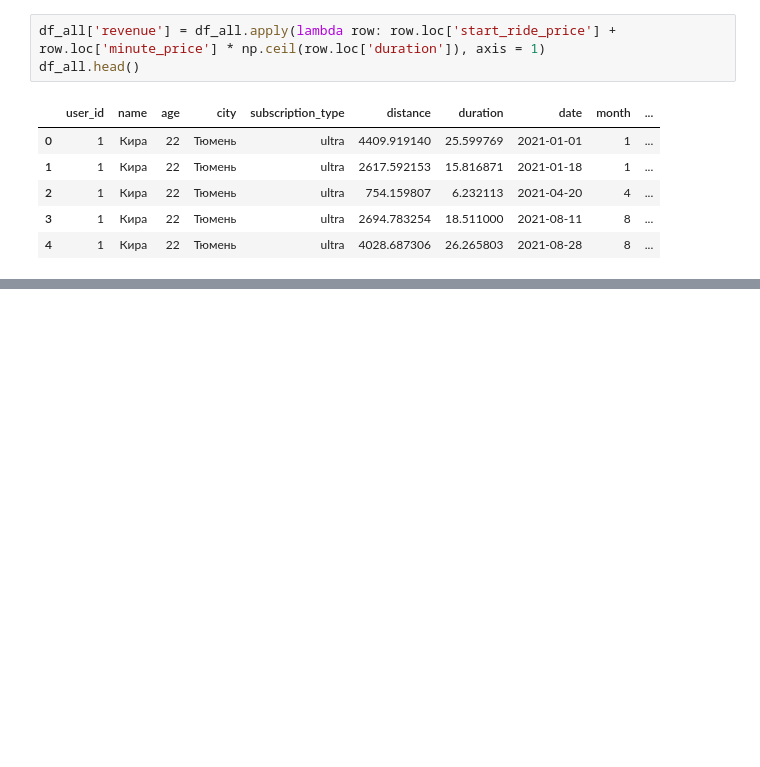
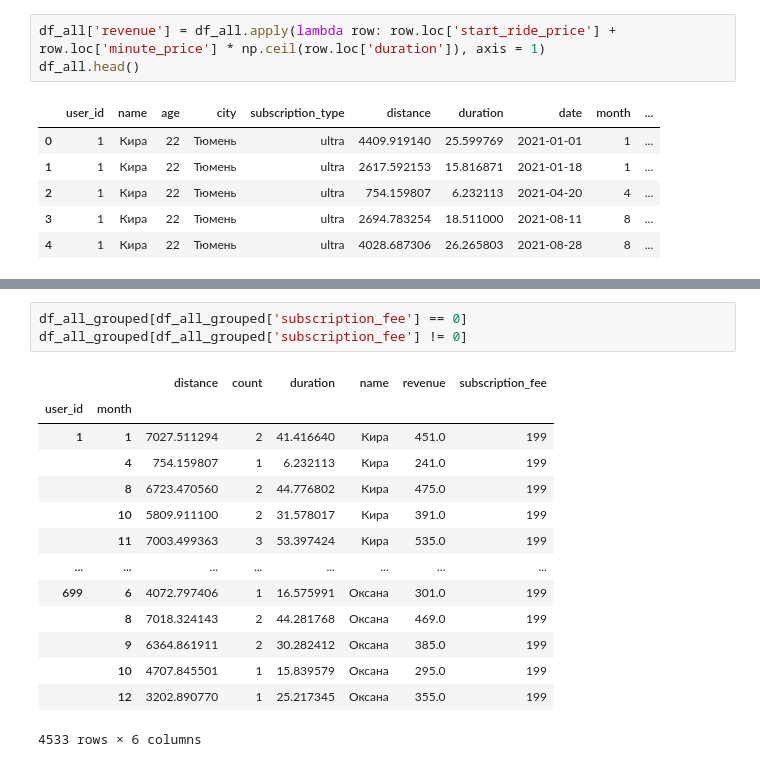
Before and after one commit to theotheo46/ds, a Jupyter notebook: users_go.ipynb, the cells around one changed output, grey strips where cells are left out. Saved outputs shown, nothing was run; the diff lists cells and outputs as text; blank space fills up the shorter version.

```diff
--- a/users_go.ipynb
+++ b/users_go.ipynb
@@ -260,0 +283,18 @@ df_all_grouped
+# %%
+df_all_grouped[df_all_grouped['subscription_fee'] == 0]
+df_all_grouped[df_all_grouped['subscription_fee'] != 0]
+# %% [output]
+|  |  | distance | count | duration | name | revenue | subscription_fee |
+| user_id | month |  |  |  |  |  |  |
+| 1 | 1 | 7027.511294 | 2 | 41.416640 | Кира | 451.0 | 199 |
+|  | 4 | 754.159807 | 1 | 6.232113 | Кира | 241.0 | 199 |
+|  | 8 | 6723.470560 | 2 | 44.776802 | Кира | 475.0 | 199 |
+|  | 10 | 5809.911100 | 2 | 31.578017 | Кира | 391.0 | 199 |
+|  | 11 | 7003.499363 | 3 | 53.397424 | Кира | 535.0 | 199 |
+| ... | ... | ... | ... | ... | ... | ... | ... |
+| 699 | 6 | 4072.797406 | 1 | 16.575991 | Оксана | 301.0 | 199 |
+|  | 8 | 7018.324143 | 2 | 44.281768 | Оксана | 469.0 | 199 |
+|  | 9 | 6364.861911 | 2 | 30.282412 | Оксана | 385.0 | 199 |
+|  | 10 | 4707.845501 | 1 | 15.839579 | Оксана | 295.0 | 199 |
+|  | 12 | 3202.890770 | 1 | 25.217345 | Оксана | 355.0 | 199 |
+4533 rows × 6 columns
```
Also changed, not shown: parts of 14 cells of this notebook.
